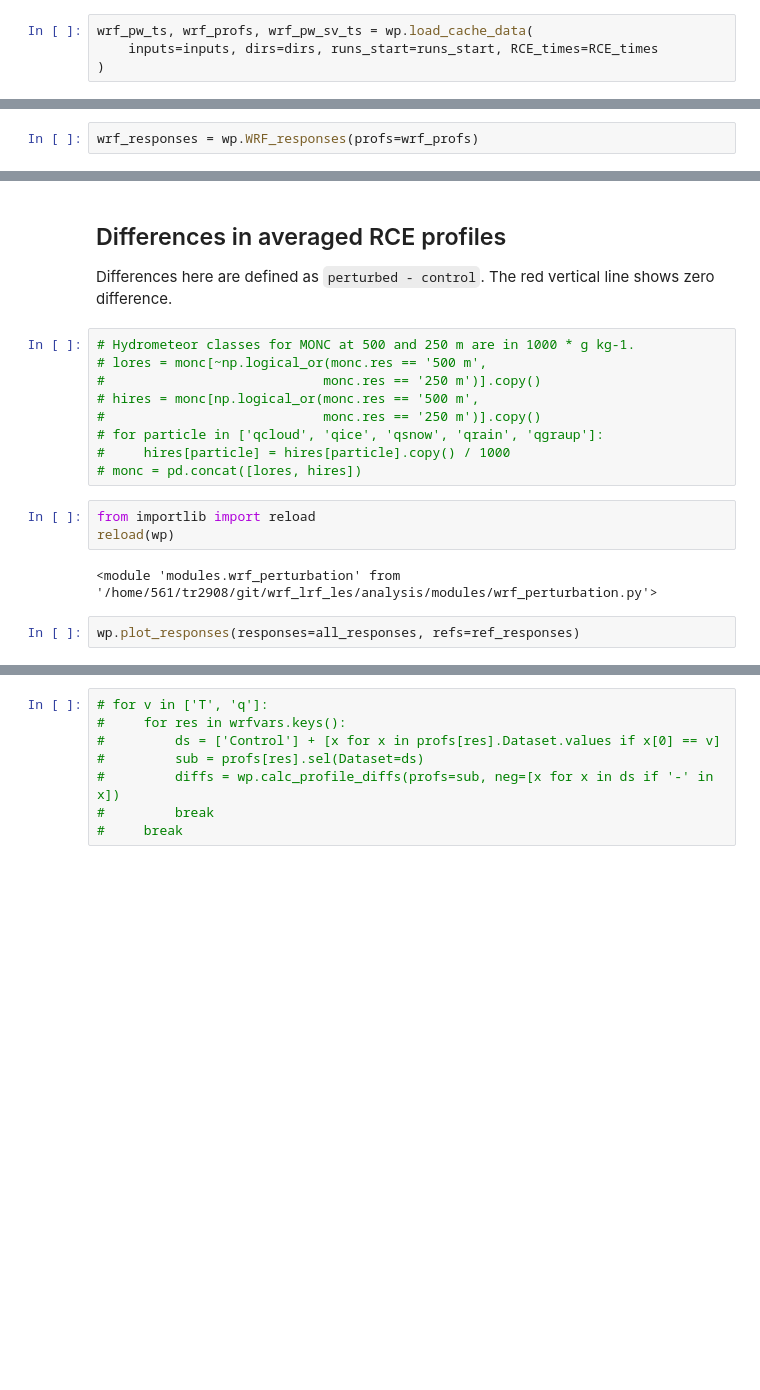
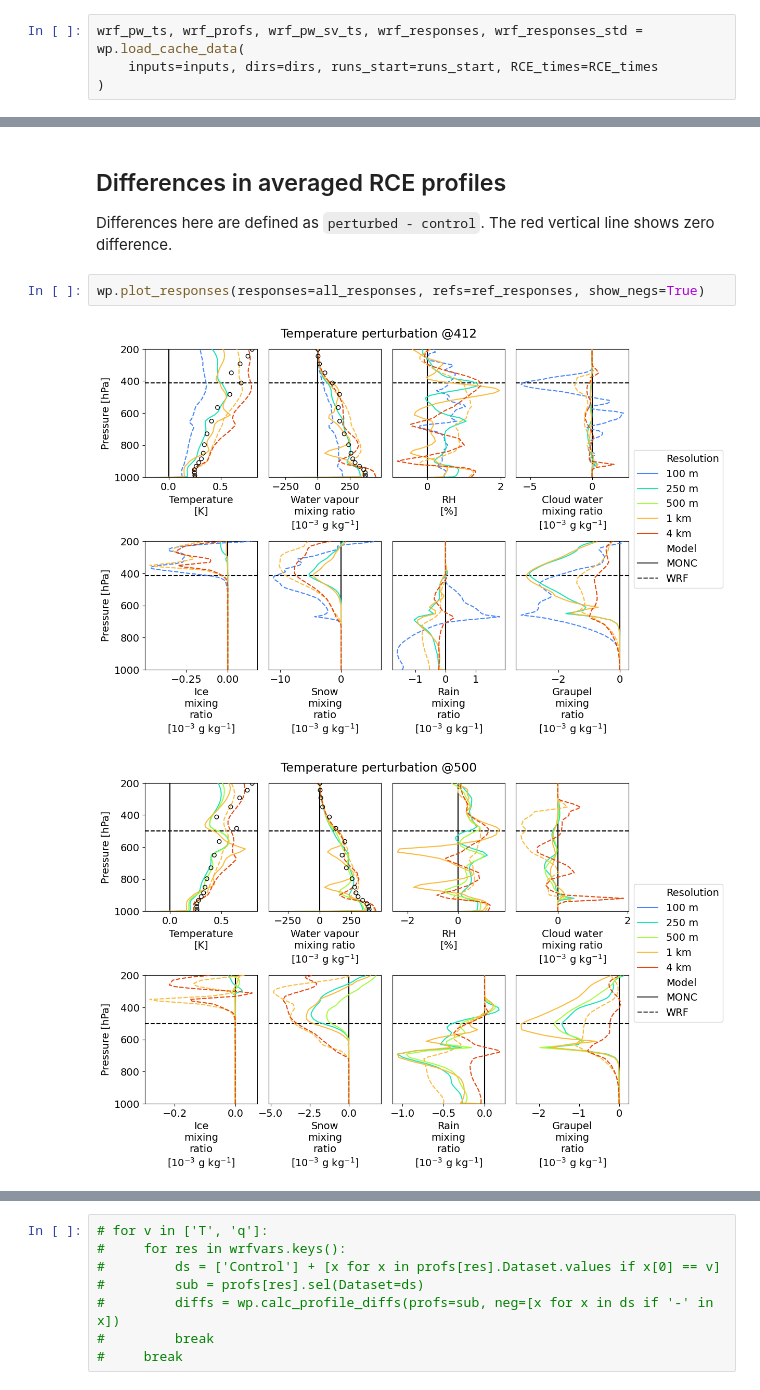
Before and after one commit to traupach/wrf_lrf_les, a Jupyter notebook: analysis/perturbation_analysis.ipynb, the cells around one changed output, grey strips where cells are left out. Saved outputs shown, nothing was run; the diff lists cells and outputs as text; blank space fills up the shorter version.

Commit message:
Inclusion of mean and std dev of responses.

```diff
--- a/analysis/perturbation_analysis.ipynb
+++ b/analysis/perturbation_analysis.ipynb
@@ -70,6 +70,6 @@ plot_levels = [850, 500, 410, 100]  # Pressure levels to plot individually [hPa]
 
 The script `~/code/sh/extract_WRF_variables_parallel.sh` runs, in parallel, a python script that extracts variables of interest from WRF `wrfout` files, optionally interpolates the 3D variables to vertical pressure levels, and takes spatial means across horizontal dimensions. These profiles of mean values per time are written to `wrfvar` files, which are then opened here. Note results are cached in `data/WRF`.
 # %%
-wrf_pw_ts, wrf_profs, wrf_pw_sv_ts = wp.load_cache_data(
+wrf_pw_ts, wrf_profs, wrf_pw_sv_ts, wrf_responses, wrf_responses_std = wp.load_cache_data(
     inputs=inputs, dirs=dirs, runs_start=runs_start, RCE_times=RCE_times
 )
@@ -78,5 +76,3 @@ Calculate WRF responses to perturbations.
-# %%
-wrf_responses = wp.WRF_responses(profs=wrf_profs)
 # %% [markdown]
 Read MONC data:
 # %%
@@ -127,19 +123,8 @@ for i, res in enumerate(wrf_pw_sv_ts):
 ## Differences in averaged RCE profiles
 
 Differences here are defined as `perturbed - control`. The red vertical line shows zero difference.
-# %%
-# Hydrometeor classes for MONC at 500 and 250 m are in 1000 * g kg-1.
-# lores = monc[~np.logical_or(monc.res == '500 m',
-#                            monc.res == '250 m')].copy()
-# hires = monc[np.logical_or(monc.res == '500 m',
-#                            monc.res == '250 m')].copy()
-# for particle in ['qcloud', 'qice', 'qsnow', 'qrain', 'qgraup']:
-#     hires[particle] = hires[particle].copy() / 1000
-# monc = pd.concat([lores, hires])
-# %%
-from importlib import reload
-reload(wp)
-# %% [output]
-<module 'modules.wrf_perturbation' from '/home/561/tr2908/git/wrf_lrf_les/analysis/modules/wrf_perturbation.py'>
 # %%
-wp.plot_responses(responses=all_responses, refs=ref_responses)
+wp.plot_responses(responses=all_responses, refs=ref_responses, show_negs=True)
+# %% [output]
+[figure, added]
+[figure, added]
```
Also changed, not shown: parts of 7 cells of this notebook, 19 other files.
